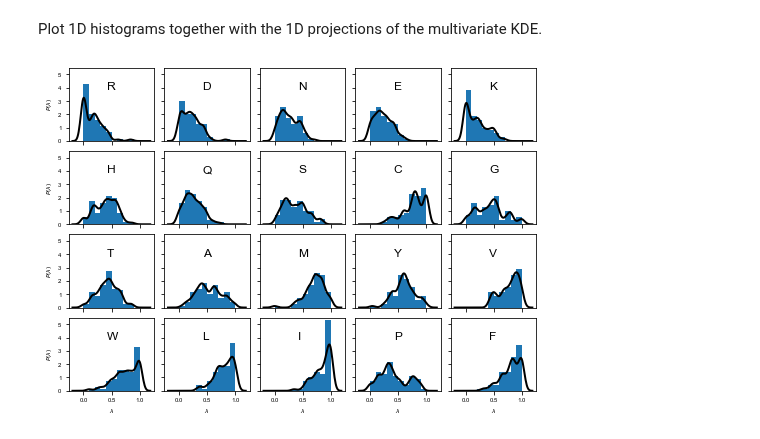
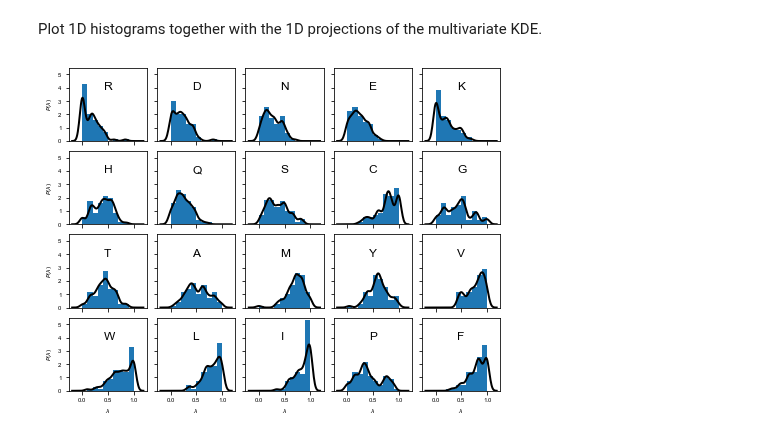
Before and after one commit to KULL-Centre/papers, a Jupyter notebook: 2022/CG-cutoffs-Tesei-et-al/prior.ipynb, the cells around one changed output. Cells and saved outputs as stored; diff of their text form; code cells hidden in the pictures.

```diff
--- a/2022/CG-cutoffs-Tesei-et-al/prior.ipynb
+++ b/2022/CG-cutoffs-Tesei-et-al/prior.ipynb
@@ -276,26 +276,26 @@ plt.show()
 # %% [markdown]
 Plot 1D histograms together with the 1D projections of the multivariate KDE.
 # %%
-fig, axes = plt.subplots(4, 5, sharex=True, sharey=True, figsize=(7,5))
+fig, axes = plt.subplots(4, 5, sharex=True, sharey=True, figsize=(6.5,5))
 plt.rc('font', **{'family':'sans-serif','sans-serif':['Arial'], 'size': 6})
 
 for ax,a in zip(axes.flatten()[:],dfprior.index):
     ax.bar(np.arange(.05,1,.1),dfprior.loc[a].values,width=.1)
 
     cols = np.arange(-.2,1.2,.01)
     logprob = prior_kde[a].score_samples(cols[:-1, None]+0.005)
     ax.plot(cols[:-1, None]+0.005, np.exp(logprob),zorder=2,color='k',lw=2)
 
     ax.grid(False)
     ax.set_ylim(1e-5,6)
     ax.set_ylim(0,5.5)
     ax.annotate(a,xy=(.45,.7),xycoords='axes fraction',fontsize=12)
 for ax in axes.flatten()[-5:]:
     ax.set_xlabel('$\lambda$')
 for i in [0,5,10,15]:
     axes.flatten()[i].set_ylabel('$P(\lambda)$')
 plt.tight_layout()
-plt.savefig('figs/kde.pdf')
+plt.savefig('figs/kde_marginals.pdf')
 plt.show()
 # %% [output]
-[figure, old version]
+[figure, new version]
```
Also changed, not shown: parts of 2 cells of this notebook, 2 other files.
